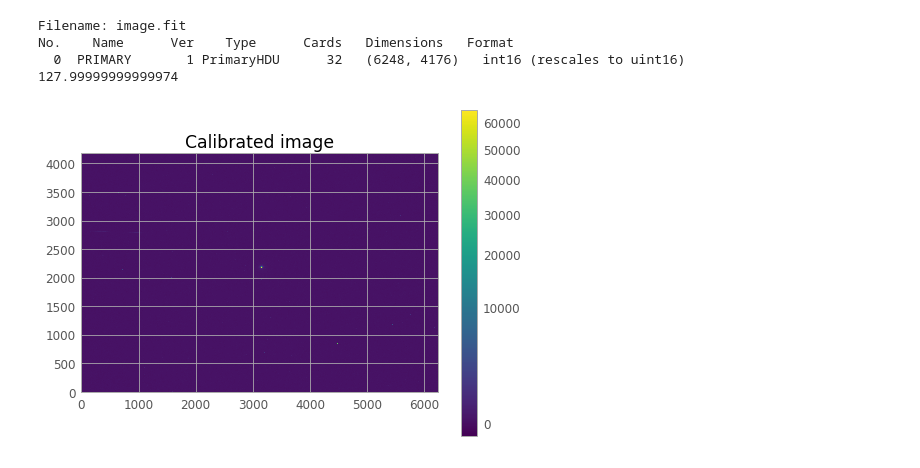
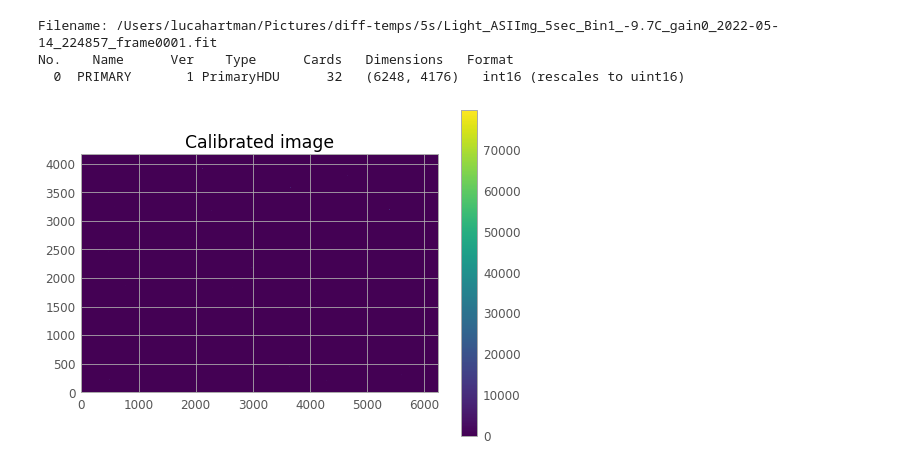
Before and after one commit to SSAEPFL/PSF, a Jupyter notebook: background-fits.ipynb, the cells around one changed output. Saved outputs shown, nothing was run; the diff lists cells and outputs as text; code cells hidden in the pictures.

```diff
--- a/background-fits.ipynb
+++ b/background-fits.ipynb
@@ -14,37 +12,33 @@ plt.style.use(astropy_mpl_style)
 # %%
 # Opening the images
 from PIL import Image
-hdul = fits.open('image.fit')
+hdul = fits.open(
+    '/Users/lucahartman/Pictures/diff-temps/5s/Light_ASIImg_5sec_Bin1_-9.7C_gain0_2022-05-14_224857_frame0001.fit')
 hdul.info()
 
-img = fits.getdata('image2.fit')
-bias = fits.getdata('bias.fit')
-dark = fits.getdata('dark.fit')
-flat = fits.getdata('flat.fit')
+img = fits.getdata('image7.fit')
 
 from fonctions import *
 bias = averageFolder('bias')
 dark = averageFolder('dark')
 flat = averageFolder('flat')
 # %% [output]
-Filename: image.fit
+Filename: /Users/lucahartman/Pictures/diff-temps/5s/Light_ASIImg_5sec_Bin1_-9.7C_gain0_2022-05-14_224857_frame0001.fit
 No.    Name      Ver    Type      Cards   Dimensions   Format
   0  PRIMARY       1 PrimaryHDU      32   (6248, 4176)   int16 (rescales to uint16)
-127.99999999999974
 # %%
 # Image calibrated using the different calibration frames
 #from fonctions import *
 image_clean = calibrate(img, bias, dark, flat)
 #image_clean = image_clean - np.min(image_clean)
 #image_clean = image_clean / np.max(image_clean) * (2**16-1)
 plt.figure()
 plt.title('Calibrated image')
-norm = ImageNormalize(stretch=SqrtStretch())
-plt.imshow(image_clean, norm=norm, origin='lower', cmap='viridis', interpolation='none')
+plt.imshow(image_clean, origin='lower', cmap='viridis', interpolation='none')
 ca = plt.colorbar()
 plt.show()
 # %% [output]
-[figure, old version]
+[figure, new version]
 # %%
 # SOURCE: https://photutils.readthedocs.io/en/stable/background.html
 
```
Also changed, not shown: parts of 5 cells of this notebook, 3 other files.
